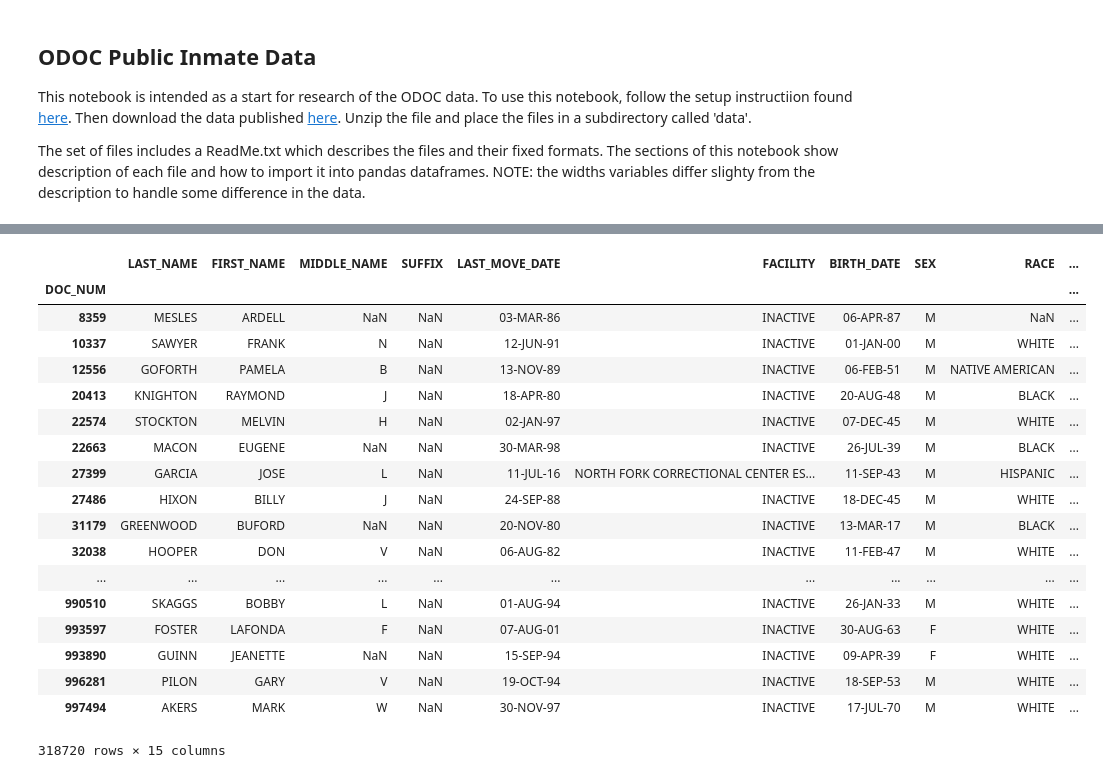
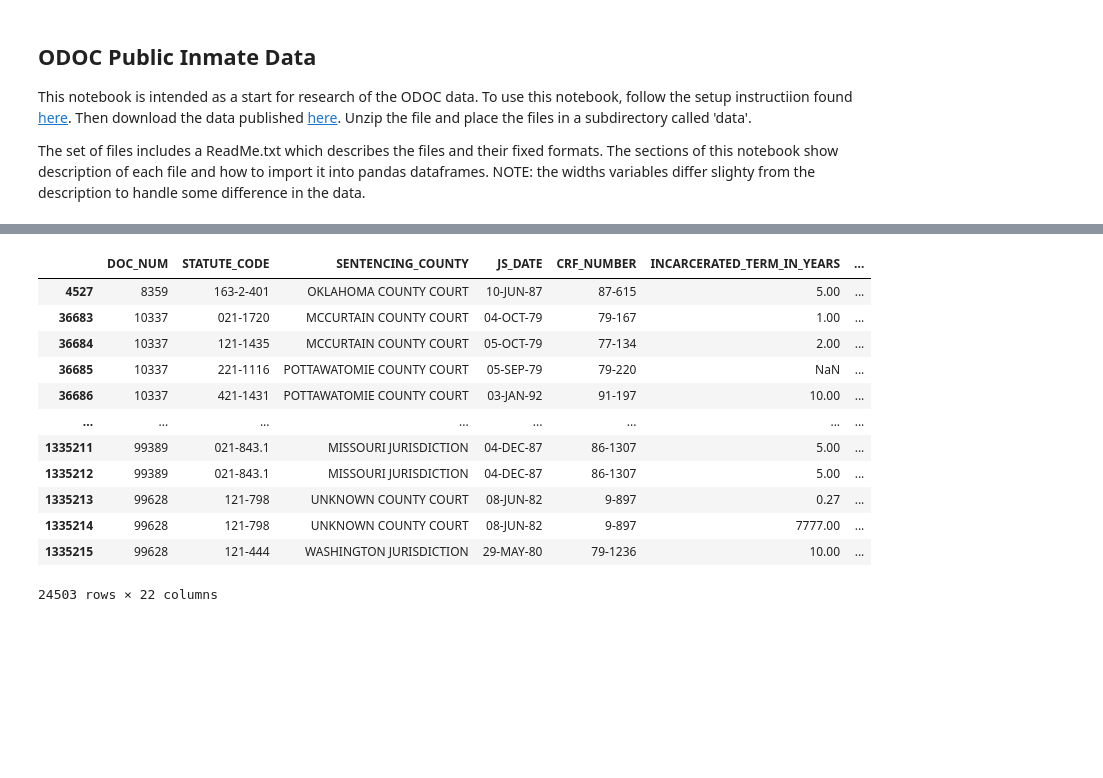
Before and after one commit to codefortulsa/odoc-parse, a Jupyter notebook: Cleanup New Data.ipynb, the cells around one changed output, grey strips where cells are left out. Drawn from its saved outputs; the diff is of its cells as text; code cells hidden in the pictures; blank space fills up the shorter version.

```diff
--- a/Cleanup New Data.ipynb
+++ b/Cleanup New Data.ipynb
@@ -52,52 +29,82 @@ names = [
     ,"HEIGHT_IN"
     ,"WEIGHT"
     ,"EYE"
     ,"STATUS"
 ]
 widths = [
     11,
     30,
     30,
     30,
     5,
     9,
     40,
     9,
     1,
     40,
     40,
     2,
     2,
     4,
     40,10
 ]
 
 profile_df = pd.read_fwf(file,
     header=None,
     widths=widths,
     names=names)
 
-profile_df.set_index("DOC_NUM", inplace=True)
-profile_df.dropna(subset=['LAST_NAME'], inplace=True)
+profile_df
 
-profile_df
+from datetime import datetime
+
+file = 'data/Vendor_sentence_Sample_Text.dat'
+
+# uncomment this line to use the full dataset
+file = 'data/Vendor_sentence_Extract_Text.dat'
+
+
+names =[
+    "DOC_NUM",
+    "STATUTE_CODE",
+    "SENTENCING_COUNTY",
+    "JS_DATE",
+    "CRF_NUMBER",
+    "INCARCERATED_TERM_IN_YEARS",
+    "PROBATION_TERM_IN_YEARS"
+]
+
+widths = [
+    10,
+    40,
+    40,
+    10,
+    40,
+    13,
+    13
+]
+
+sentence_df = pd.read_fwf(file,
+    header=None,
+    widths=widths,
+    names=names)
+
+
+combined_data = pd.merge(sentence_df, profile_df, on='DOC_NUM', how='left')
+
+combined_data.dropna(subset=['LAST_NAME'], inplace=True)
+combined_data
 # %% [output]
-|  | LAST_NAME | FIRST_NAME | MIDDLE_NAME | SUFFIX | LAST_MOVE_DATE | FACILITY | BIRTH_DATE | SEX | RACE | ... |
-| DOC_NUM |  |  |  |  |  |  |  |  |  | ... |
-| 8359 | MESLES | ARDELL | NaN | NaN | 03-MAR-86 | INACTIVE | 06-APR-87 | M | NaN | ... |
-| 10337 | SAWYER | FRANK | N | NaN | 12-JUN-91 | INACTIVE | 01-JAN-00 | M | WHITE | ... |
-| 12556 | GOFORTH | PAMELA | B | NaN | 13-NOV-89 | INACTIVE | 06-FEB-51 | M | NATIVE AMERICAN | ... |
-| 20413 | KNIGHTON | RAYMOND | J | NaN | 18-APR-80 | INACTIVE | 20-AUG-48 | M | BLACK | ... |
-| 22574 | STOCKTON | MELVIN | H | NaN | 02-JAN-97 | INACTIVE | 07-DEC-45 | M | WHITE | ... |
-| 22663 | MACON | EUGENE | NaN | NaN | 30-MAR-98 | INACTIVE | 26-JUL-39 | M | BLACK | ... |
-| 27399 | GARCIA | JOSE | L | NaN | 11-JUL-16 | NORTH FORK CORRECTIONAL CENTER ES... | 11-SEP-43 | M | HISPANIC | ... |
-| 27486 | HIXON | BILLY | J | NaN | 24-SEP-88 | INACTIVE | 18-DEC-45 | M | WHITE | ... |
-| 31179 | GREENWOOD | BUFORD | NaN | NaN | 20-NOV-80 | INACTIVE | 13-MAR-17 | M | BLACK | ... |
-| 32038 | HOOPER | DON | V | NaN | 06-AUG-82 | INACTIVE | 11-FEB-47 | M | WHITE | ... |
-| ... | ... | ... | ... | ... | ... | ... | ... | ... | ... | ... |
-| 990510 | SKAGGS | BOBBY | L | NaN | 01-AUG-94 | INACTIVE | 26-JAN-33 | M | WHITE | ... |
-| 993597 | FOSTER | LAFONDA | F | NaN | 07-AUG-01 | INACTIVE | 30-AUG-63 | F | WHITE | ... |
-| 993890 | GUINN | JEANETTE | NaN | NaN | 15-SEP-94 | INACTIVE | 09-APR-39 | F | WHITE | ... |
-| 996281 | PILON | GARY | V | NaN | 19-OCT-94 | INACTIVE | 18-SEP-53 | M | WHITE | ... |
-| 997494 | AKERS | MARK | W | NaN | 30-NOV-97 | INACTIVE | 17-JUL-70 | M | WHITE | ... |
+|  | DOC_NUM | STATUTE_CODE | SENTENCING_COUNTY | JS_DATE | CRF_NUMBER | INCARCERATED_TERM_IN_YEARS | ... |
+| 4527 | 8359 | 163-2-401 | OKLAHOMA COUNTY COURT | 10-JUN-87 | 87-615 | 5.00 | ... |
+| 36683 | 10337 | 021-1720 | MCCURTAIN COUNTY COURT | 04-OCT-79 | 79-167 | 1.00 | ... |
+| 36684 | 10337 | 121-1435 | MCCURTAIN COUNTY COURT | 05-OCT-79 | 77-134 | 2.00 | ... |
+| 36685 | 10337 | 221-1116 | POTTAWATOMIE COUNTY COURT | 05-SEP-79 | 79-220 | NaN | ... |
+| 36686 | 10337 | 421-1431 | POTTAWATOMIE COUNTY COURT | 03-JAN-92 | 91-197 | 10.00 | ... |
+| ... | ... | ... | ... | ... | ... | ... | ... |
+| 1335211 | 99389 | 021-843.1 | MISSOURI JURISDICTION | 04-DEC-87 | 86-1307 | 5.00 | ... |
+| 1335212 | 99389 | 021-843.1 | MISSOURI JURISDICTION | 04-DEC-87 | 86-1307 | 5.00 | ... |
+| 1335213 | 99628 | 121-798 | UNKNOWN COUNTY COURT | 08-JUN-82 | 9-897 | 0.27 | ... |
+| 1335214 | 99628 | 121-798 | UNKNOWN COUNTY COURT | 08-JUN-82 | 9-897 | 7777.00 | ... |
+| 1335215 | 99628 | 121-444 | WASHINGTON JURISDICTION | 29-MAY-80 | 79-1236 | 10.00 | ... |
-318720 rows × 15 columns
+24503 rows × 22 columns
```
Also changed, not shown: parts of 8 cells of this notebook.
